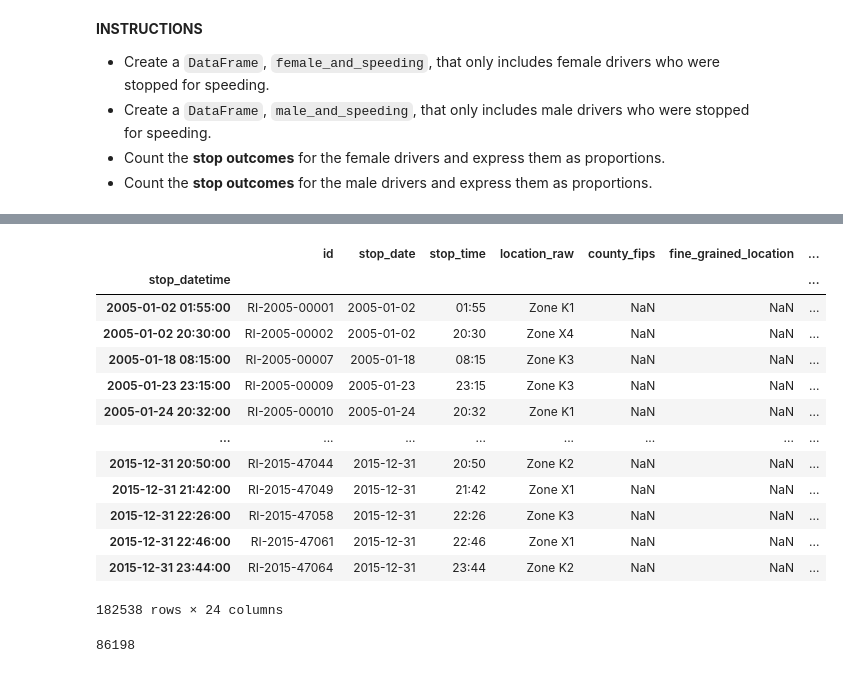
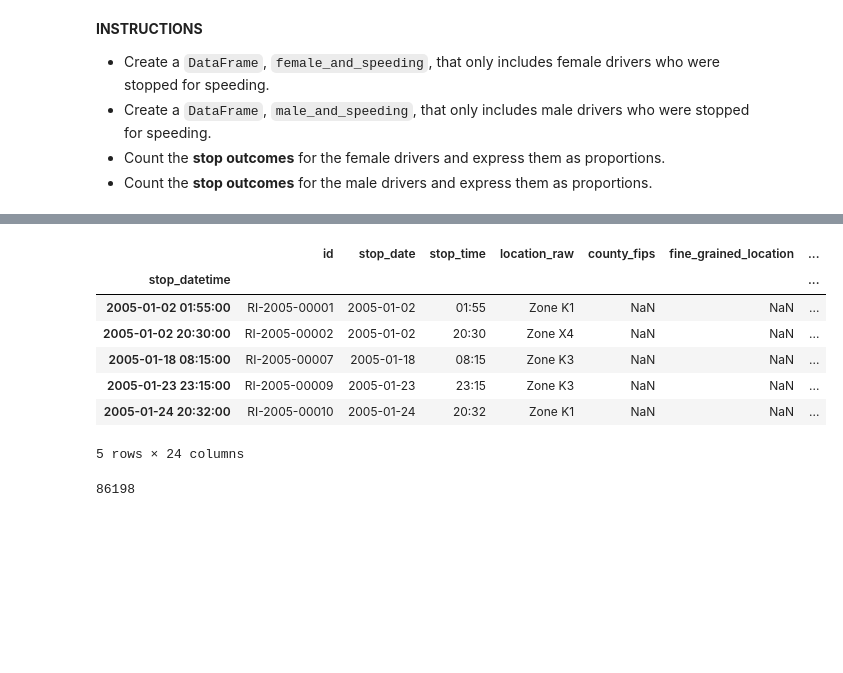
Before and after one commit to Ertugrul-Kurubal/Data-Analysis-With-Python-Projects, a Jupyter notebook: 02-Exploring The Relationship Between Gender And Policing (Student).ipynb, the cells around one changed output, grey strips where cells are left out. Saved outputs shown, nothing was run; the diff lists cells and outputs as text; code cells hidden in the pictures; blank space fills up the shorter version.

```diff
--- a/02-Exploring The Relationship Between Gender And Policing (Student).ipynb
+++ b/02-Exploring The Relationship Between Gender And Policing (Student).ipynb
@@ -231,21 +213,15 @@ female_and_speeding
 # %%
 male_and_speeding = df_m[df_m["violation"] == "Speeding"]
-male_and_speeding
+male_and_speeding.head()
 # %% [output]
 |  | id | stop_date | stop_time | location_raw | county_fips | fine_grained_location | ... |
 | stop_datetime |  |  |  |  |  |  | ... |
 | 2005-01-02 01:55:00 | RI-2005-00001 | 2005-01-02 | 01:55 | Zone K1 | NaN | NaN | ... |
 | 2005-01-02 20:30:00 | RI-2005-00002 | 2005-01-02 | 20:30 | Zone X4 | NaN | NaN | ... |
 | 2005-01-18 08:15:00 | RI-2005-00007 | 2005-01-18 | 08:15 | Zone K3 | NaN | NaN | ... |
 | 2005-01-23 23:15:00 | RI-2005-00009 | 2005-01-23 | 23:15 | Zone K3 | NaN | NaN | ... |
 | 2005-01-24 20:32:00 | RI-2005-00010 | 2005-01-24 | 20:32 | Zone K1 | NaN | NaN | ... |
-| ... | ... | ... | ... | ... | ... | ... | ... |
-| 2015-12-31 20:50:00 | RI-2015-47044 | 2015-12-31 | 20:50 | Zone K2 | NaN | NaN | ... |
-| 2015-12-31 21:42:00 | RI-2015-47049 | 2015-12-31 | 21:42 | Zone X1 | NaN | NaN | ... |
-| 2015-12-31 22:26:00 | RI-2015-47058 | 2015-12-31 | 22:26 | Zone K3 | NaN | NaN | ... |
-| 2015-12-31 22:46:00 | RI-2015-47061 | 2015-12-31 | 22:46 | Zone X1 | NaN | NaN | ... |
-| 2015-12-31 23:44:00 | RI-2015-47064 | 2015-12-31 | 23:44 | Zone K2 | NaN | NaN | ... |
-182538 rows × 24 columns
+5 rows × 24 columns
 # %%
 female_and_speeding["stop_outcome"].count()
 # %% [output]
```
Also changed, not shown: parts of 4 cells of this notebook.
